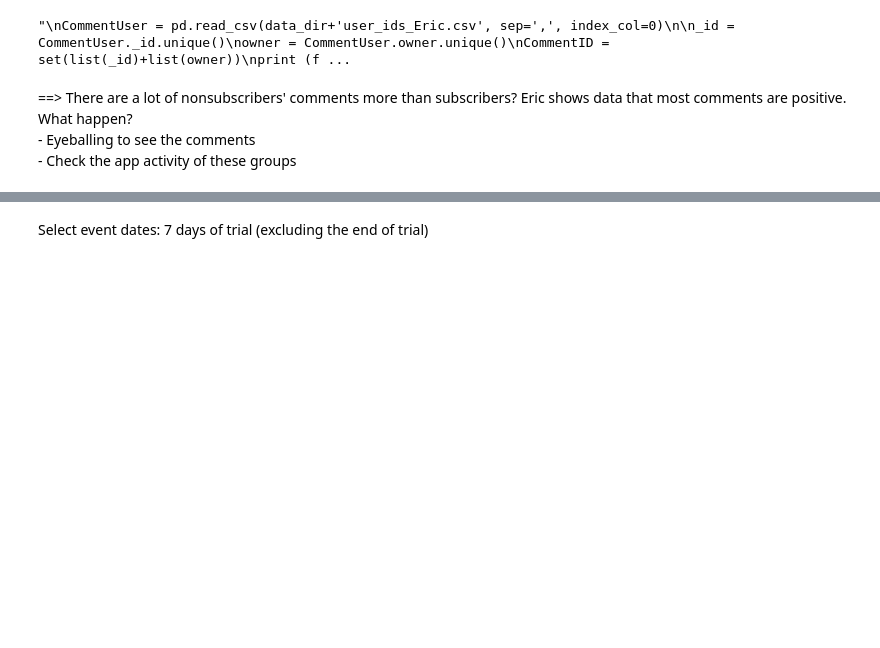
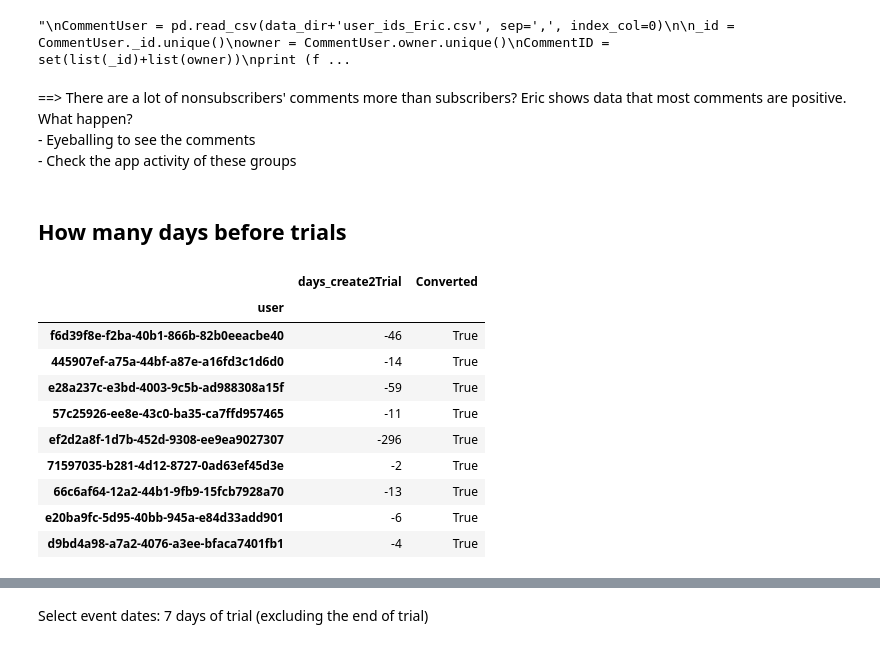
Before and after one commit to mpham93/Keep_Running, a Jupyter notebook: notebooks/Continuous_engagement_7dayTrial.ipynb, the cells around one changed output, grey strips where cells are left out. Drawn from its saved outputs; the diff is of its cells as text; code cells hidden in the pictures; blank space fills up the shorter version.

```diff
--- a/notebooks/Continuous_engagement_7dayTrial.ipynb
+++ b/notebooks/Continuous_engagement_7dayTrial.ipynb
@@ -142,3 +141,5 @@ CommunityMember[CommunityMember.user.isin(owner)].groupby(['membershipName'], dr
 ==> There are a lot of nonsubscribers' comments more than subscribers? Eric shows data that most comments are positive. What happen? \
     - Eyeballing to see the comments \
     - Check the app activity of these groups
+# %% [markdown]
+## How many days before trials
@@ -144,0 +156,15 @@ CommunityMember[CommunityMember.user.isin(owner)].groupby(['membershipName'], dr
+# %%
+# Trial users whose subscribe before creation date?
+b4Trial_df[b4Trial_df.days_create2Trial < 0]
+# %% [output]
+|  | days_create2Trial | Converted |
+| user |  |  |
+| f6d39f8e-f2ba-40b1-866b-82b0eeacbe40 | -46 | True |
+| 445907ef-a75a-44bf-a87e-a16fd3c1d6d0 | -14 | True |
+| e28a237c-e3bd-4003-9c5b-ad988308a15f | -59 | True |
+| 57c25926-ee8e-43c0-ba35-ca7ffd957465 | -11 | True |
+| ef2d2a8f-1d7b-452d-9308-ee9ea9027307 | -296 | True |
+| 71597035-b281-4d12-8727-0ad63ef45d3e | -2 | True |
+| 66c6af64-12a2-44b1-9fb9-15fcb7928a70 | -13 | True |
+| e20ba9fc-5d95-40bb-945a-e84d33add901 | -6 | True |
+| d9bd4a98-a7a2-4076-a3ee-bfaca7401fb1 | -4 | True |
```
Also changed, not shown: parts of 23 cells of this notebook, 4 other files.
